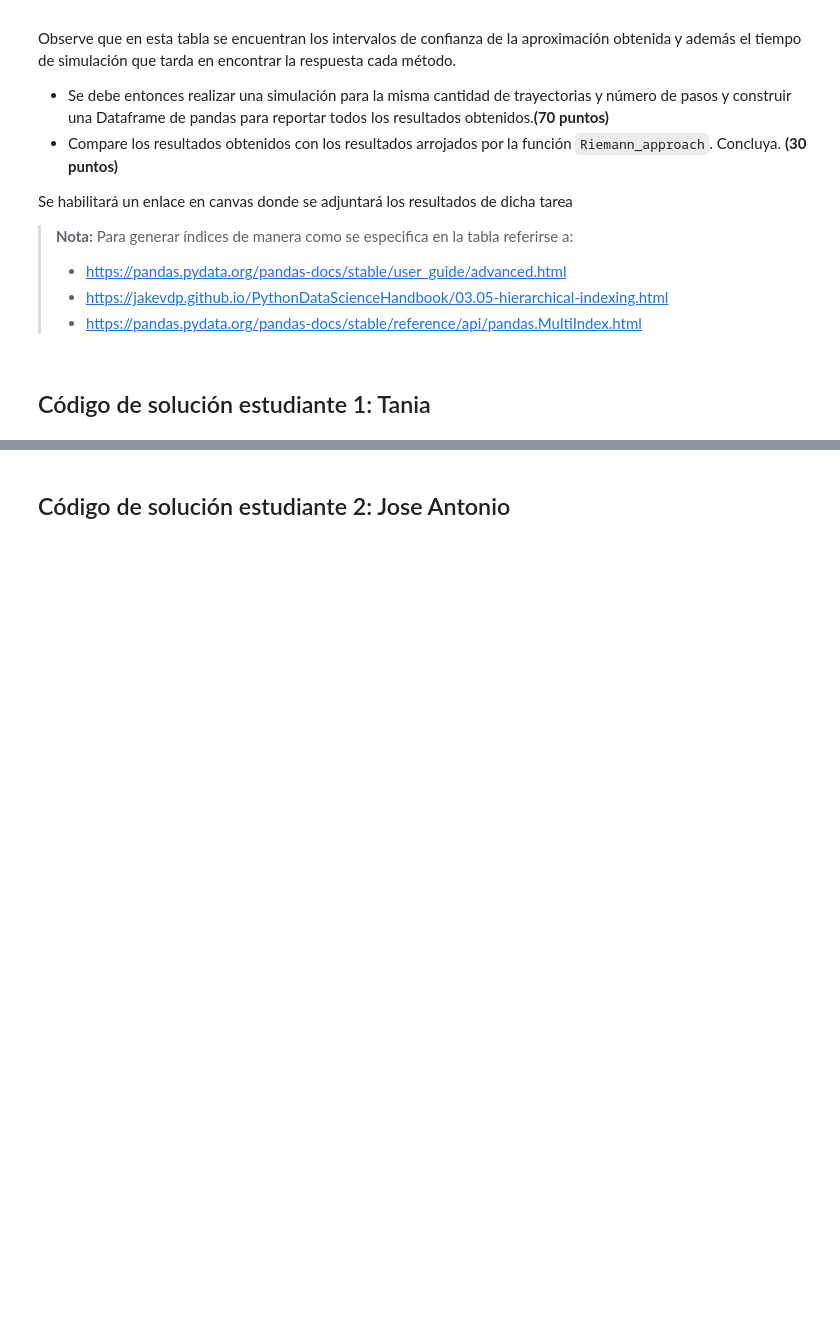
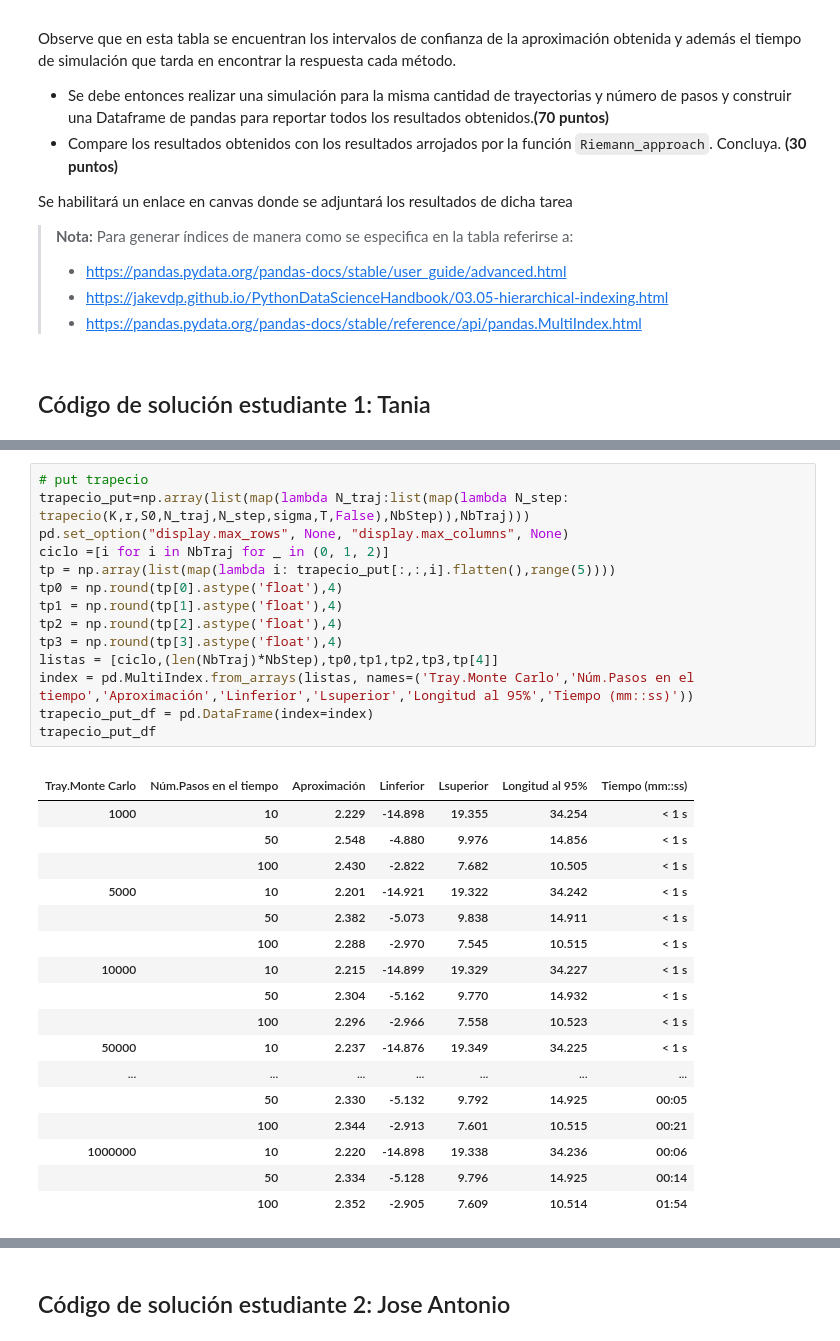
Before and after one commit to SebasGlez2000/Tarea9_TBell_JAContreras, a Jupyter notebook: Tarea9_TBell_JAContreras_SGonzalez.ipynb, the cells around one changed output, grey strips where cells are left out. Cells and saved outputs as stored; diff of their text form; blank space fills up the shorter version.

```diff
--- a/Tarea9_TBell_JAContreras_SGonzalez.ipynb
+++ b/Tarea9_TBell_JAContreras_SGonzalez.ipynb
@@ -34,0 +196,33 @@ Se habilitará un enlace en canvas donde se adjuntará los resultados de dicha t
+# %%
+# put trapecio
+trapecio_put=np.array(list(map(lambda N_traj:list(map(lambda N_step: trapecio(K,r,S0,N_traj,N_step,sigma,T,False),NbStep)),NbTraj)))
+pd.set_option("display.max_rows", None, "display.max_columns", None)
+ciclo =[i for i in NbTraj for _ in (0, 1, 2)]
+tp = np.array(list(map(lambda i: trapecio_put[:,:,i].flatten(),range(5))))
+tp0 = np.round(tp[0].astype('float'),4)
+tp1 = np.round(tp[1].astype('float'),4)
+tp2 = np.round(tp[2].astype('float'),4)
+tp3 = np.round(tp[3].astype('float'),4)
+listas = [ciclo,(len(NbTraj)*NbStep),tp0,tp1,tp2,tp3,tp[4]]
+index = pd.MultiIndex.from_arrays(listas, names=('Tray.Monte Carlo','Núm.Pasos en el tiempo','Aproximación','Linferior','Lsuperior','Longitud al 95%','Tiempo (mm::ss)'))
+trapecio_put_df = pd.DataFrame(index=index)
+trapecio_put_df
+# %% [output]
+|  |  |  |  |  |  |  |
+| Tray.Monte Carlo | Núm.Pasos en el tiempo | Aproximación | Linferior | Lsuperior | Longitud al 95% | Tiempo (mm::ss) |
+| 1000 | 10 | 2.229 | -14.898 | 19.355 | 34.254 | < 1 s |
+|  | 50 | 2.548 | -4.880 | 9.976 | 14.856 | < 1 s |
+|  | 100 | 2.430 | -2.822 | 7.682 | 10.505 | < 1 s |
+| 5000 | 10 | 2.201 | -14.921 | 19.322 | 34.242 | < 1 s |
+|  | 50 | 2.382 | -5.073 | 9.838 | 14.911 | < 1 s |
+|  | 100 | 2.288 | -2.970 | 7.545 | 10.515 | < 1 s |
+| 10000 | 10 | 2.215 | -14.899 | 19.329 | 34.227 | < 1 s |
+|  | 50 | 2.304 | -5.162 | 9.770 | 14.932 | < 1 s |
+|  | 100 | 2.296 | -2.966 | 7.558 | 10.523 | < 1 s |
+| 50000 | 10 | 2.237 | -14.876 | 19.349 | 34.225 | < 1 s |
+| ... | ... | ... | ... | ... | ... | ... |
+|  | 50 | 2.330 | -5.132 | 9.792 | 14.925 | 00:05 |
+|  | 100 | 2.344 | -2.913 | 7.601 | 10.515 | 00:21 |
+| 1000000 | 10 | 2.220 | -14.898 | 19.338 | 34.236 | 00:06 |
+|  | 50 | 2.334 | -5.128 | 9.796 | 14.925 | 00:14 |
+|  | 100 | 2.352 | -2.905 | 7.609 | 10.514 | 01:54 |
```
Also changed, not shown: parts of 7 cells of this notebook.
